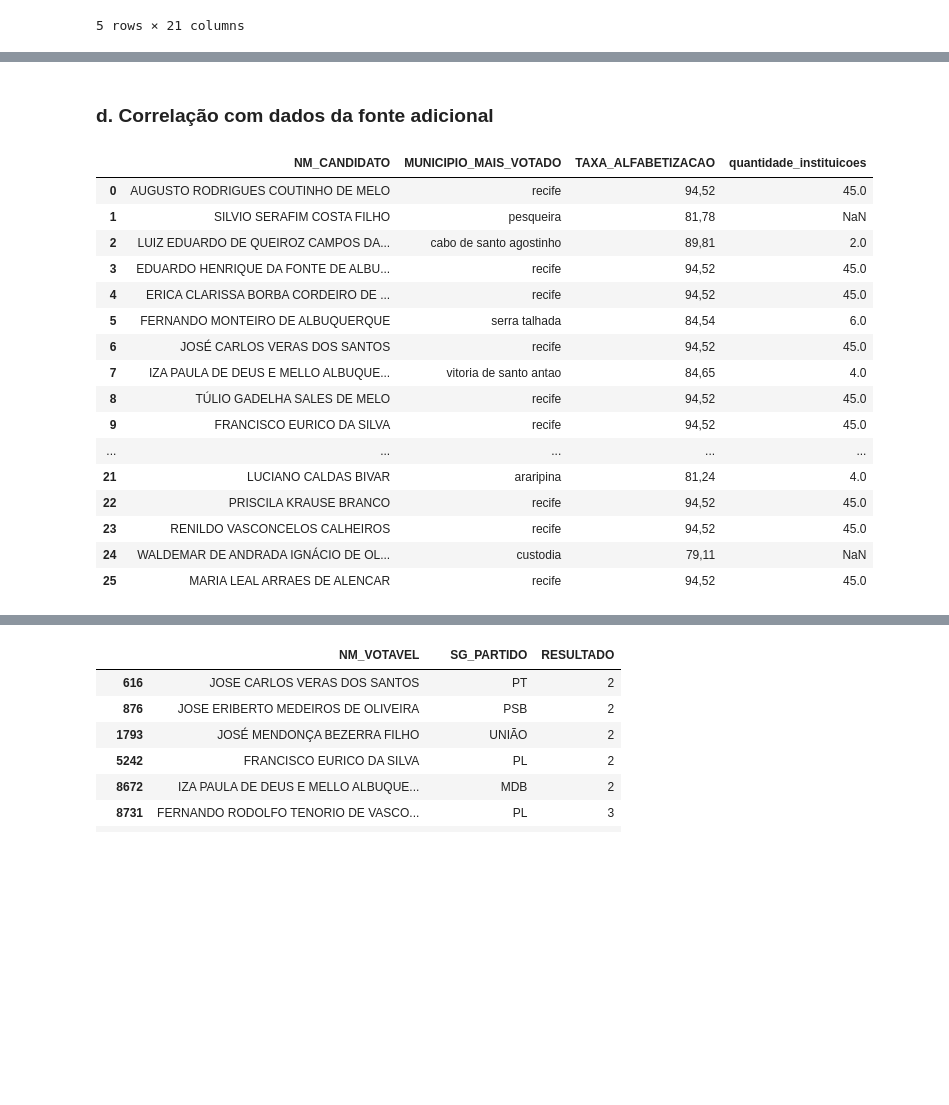
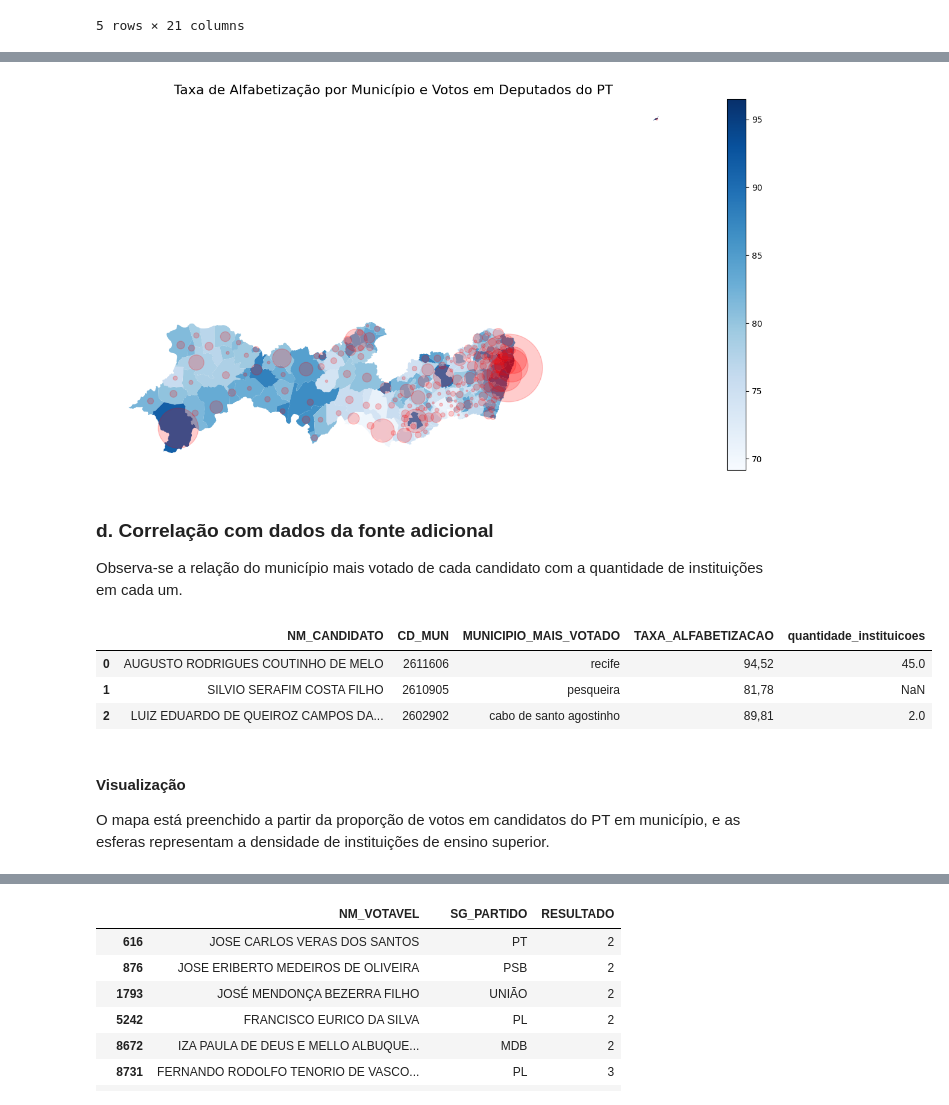
Before and after one commit to aliciamarzola/tp_bdg, a Jupyter notebook: NotebookPrincipal.ipynb, the cells around one changed output, grey strips where cells are left out. Cells and saved outputs as stored; diff of their text form; code cells hidden in the pictures; blank space fills up the shorter version.

```diff
--- a/NotebookPrincipal.ipynb
+++ b/NotebookPrincipal.ipynb
@@ -707,12 +713,12 @@ df_traducao = pd.merge(df_juncao, traducao,
 )
 
 # Realiza o merge entre df_juncao e mapa com base na coluna 'CD_MUNICIPIO' e 'CD_MUN'
-df_juncao_map = pd.merge(df_traducao, mapa[['CD_MUN', 'NM_RGI']], left_on='id_municipio', right_on='CD_MUN', how='left')
+df_juncao_map = pd.merge(df_traducao, mapa[['CD_MUN', 'NM_RGI']], left_on='CD_MUN', right_on='CD_MUN', how='left')
 
 df_juncao_map['MUNICIPIO_NA_REGIAO'] = df_juncao_map['NM_RGI_x'] == df_juncao_map['NM_RGI_y']
 
 df_juncao_map.rename(columns={"NM_RGI_x" : "REGIAO_MAIS_VOTADA", "NM_RGI_y" : "REGIAO_CIDADE_MAIS_VOTADA", "MAX_VOTOS" : "VOTOS_CIDADE_MAIS_VOTADA", "QT_VOTOS" : "VOTOS_REGIAO_MAIS_VOTADA"}, inplace=True)
-df_juncao_map.drop(columns={"CD_MUNICIPIO", "CD_MUN", "id_municipio", "NR_CANDIDATO" }, inplace =True)
+df_juncao_map.drop(columns={"CD_MUNICIPIO", "NR_CANDIDATO" }, inplace =True)
 
 df_juncao_map.head(30)
 # %% [output]
@@ -772,7 +784,7 @@ df_alfa = pd.merge(
     how = 'left'
 )
 
-df_alfa = df_alfa[["NM_CANDIDATO", "MUNICIPIO_MAIS_VOTADO", "Total"]]
+df_alfa = df_alfa[["NM_CANDIDATO", "CD_MUN", "MUNICIPIO_MAIS_VOTADO", "Total"]]
 df_alfa.rename(columns={"Total" : "TAXA_ALFABETIZACAO"}, inplace=True)
 df_alfa.head(30)
 # %% [output]
@@ -796,32 +861,52 @@ df_alfa.head(30)
+# %%
+fig, ax = plt.subplots(1, 1, figsize=(18, 8))
+
+mapa_taxa['Total'] = mapa_taxa['Total'].str.replace(',','.').astype(float)
+mapa_taxa.plot(column='Total', cmap='Blues', linewidth=0.8, legend=True, ax=ax)
+
+# Adicionar esferas proporcionalmente a QT_VOTOS
+mapa_taxa['coords'] = mapa_taxa['geometry'].apply(lambda x: x.representative_point().coords[:])
+mapa_taxa['coords'] = [coords[0] for coords in mapa_taxa['coords']]
+
+for _, row in mapa_taxa.iterrows():
+    ax.scatter(
+        row['coords'][0],
+        row['coords'][1],
+        s=row['QT_VOTOS'] / 10,  # Dividir para ajustar o tamanho
+        color='red',
+        alpha=0.2,
+        label='QT_VOTOS' if _ == 0 else ""
+    )
+
+ax.set_title("Taxa de Alfabetização por Município e Votos em Deputados do PT", fontsize=16)
+ax.set_axis_off()
+
+plt.show()
+# %% [output]
+[figure, added]
 # %% [markdown]
 ### d. Correlação com dados da fonte adicional
+
+Observa-se a relação do município mais votado de cada candidato com a quantidade de instituições em cada um.
 # %%
 # Quantidade de Instituições de Ensino Superior na cidade que cada deputado eleito teve mais voto.
 instituicoes_id['NM_MUN'] = instituicoes_id['NM_MUN'].apply(lambda x: unidecode(x.lower()))
 instituicoes_por_cidade = instituicoes_id.groupby('NM_MUN').size().reset_index(name='quantidade_instituicoes')
 
 instituicoes_por_cidade = instituicoes_id.groupby('NM_MUN').size().reset_index(name='quantidade_instituicoes')
 
 # Fazer o merge com df_alfa baseado na cidade
 resultado = pd.merge(df_alfa, instituicoes_por_cidade, right_on='NM_MUN', left_on='MUNICIPIO_MAIS_VOTADO', how='left')
 
 resultado.drop(columns={"NM_MUN"}, inplace=True)
-resultado.head(30)
+resultado.head(3)
 # %% [output]
-|  | NM_CANDIDATO | MUNICIPIO_MAIS_VOTADO | TAXA_ALFABETIZACAO | quantidade_instituicoes |
-| 0 | AUGUSTO RODRIGUES COUTINHO DE MELO | recife | 94,52 | 45.0 |
-| 1 | SILVIO SERAFIM COSTA FILHO | pesqueira | 81,78 | NaN |
-| 2 | LUIZ EDUARDO DE QUEIROZ CAMPOS DA... | cabo de santo agostinho | 89,81 | 2.0 |
-| 3 | EDUARDO HENRIQUE DA FONTE DE ALBU... | recife | 94,52 | 45.0 |
-| 4 | ERICA CLARISSA BORBA CORDEIRO DE ... | recife | 94,52 | 45.0 |
-| 5 | FERNANDO MONTEIRO DE ALBUQUERQUE | serra talhada | 84,54 | 6.0 |
-| 6 | JOSÉ CARLOS VERAS DOS SANTOS | recife | 94,52 | 45.0 |
-| 7 | IZA PAULA DE DEUS E MELLO ALBUQUE... | vitoria de santo antao | 84,65 | 4.0 |
-| 8 | TÚLIO GADELHA SALES DE MELO | recife | 94,52 | 45.0 |
-| 9 | FRANCISCO EURICO DA SILVA | recife | 94,52 | 45.0 |
-| ... | ... | ... | ... | ... |
-| 21 | LUCIANO CALDAS BIVAR | araripina | 81,24 | 4.0 |
-| 22 | PRISCILA KRAUSE BRANCO | recife | 94,52 | 45.0 |
-| 23 | RENILDO VASCONCELOS CALHEIROS | recife | 94,52 | 45.0 |
-| 24 | WALDEMAR DE ANDRADA IGNÁCIO DE OL... | custodia | 79,11 | NaN |
-| 25 | MARIA LEAL ARRAES DE ALENCAR | recife | 94,52 | 45.0 |
+|  | NM_CANDIDATO | CD_MUN | MUNICIPIO_MAIS_VOTADO | TAXA_ALFABETIZACAO | quantidade_instituicoes |
+| 0 | AUGUSTO RODRIGUES COUTINHO DE MELO | 2611606 | recife | 94,52 | 45.0 |
+| 1 | SILVIO SERAFIM COSTA FILHO | 2610905 | pesqueira | 81,78 | NaN |
+| 2 | LUIZ EDUARDO DE QUEIROZ CAMPOS DA... | 2602902 | cabo de santo agostinho | 89,81 | 2.0 |
+# %% [markdown]
+#### Visualização
+
+
+O mapa está preenchido a partir da proporção de votos em candidatos do PT em município, e as esferas representam a densidade de instituições de ensino superior.
```
Also changed, not shown: parts of 31 cells of this notebook.
